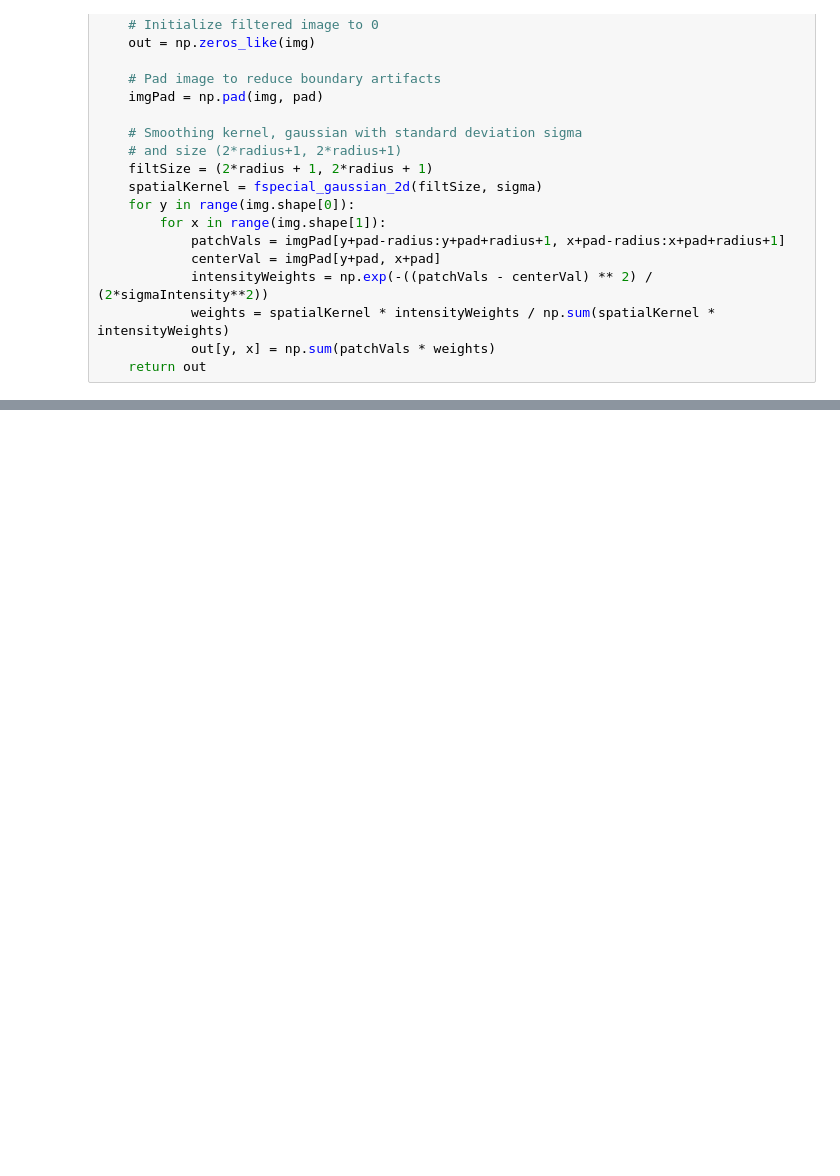
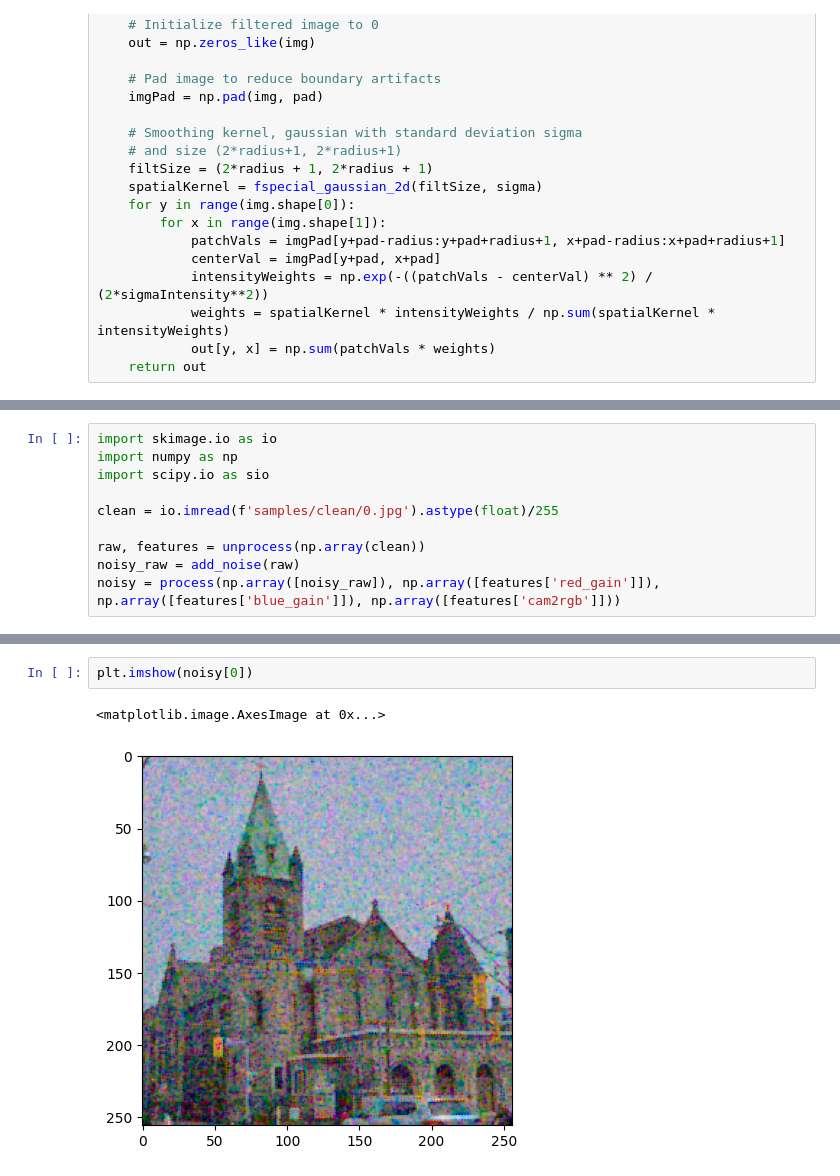
Before and after one commit to XGsombra/DDPM-Denoise, a Jupyter notebook: Untitled.ipynb, the cells around one changed output, grey strips where cells are left out. Cells and saved outputs as stored; diff of their text form; blank space fills up the shorter version.

```diff
--- a/Untitled.ipynb
+++ b/Untitled.ipynb
@@ -96,0 +339,10 @@ Note: you may need to restart the kernel to use updated packages.
+# %%
+import skimage.io as io
+import numpy as np
+import scipy.io as sio
+
+clean = io.imread(f'samples/clean/0.jpg').astype(float)/255
+
+raw, features = unprocess(np.array(clean))
+noisy_raw = add_noise(raw)
+noisy = process(np.array([noisy_raw]), np.array([features['red_gain']]), np.array([features['blue_gain']]), np.array([features['cam2rgb']]))
@@ -96,0 +358,5 @@ Note: you may need to restart the kernel to use updated packages.
+# %%
+plt.imshow(noisy[0])
+# %% [output]
+<matplotlib.image.AxesImage at 0x...>
+[figure, added]
```
Also changed, not shown: parts of 7 cells of this notebook, 40 other files.
